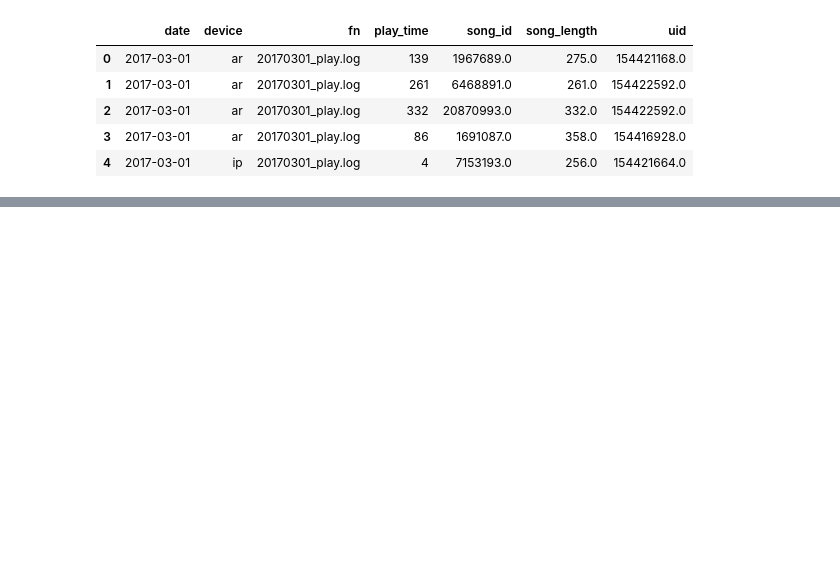
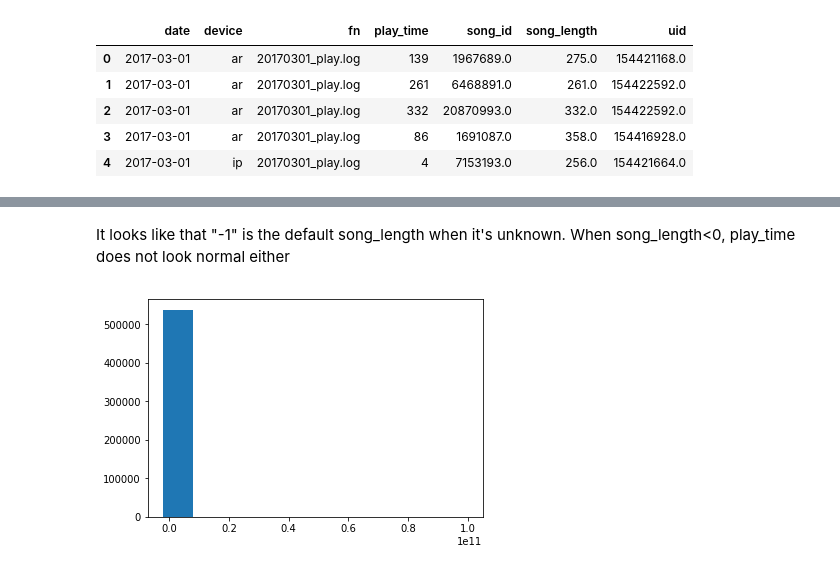
Before and after one commit to JMistral/MusicBox, a Jupyter notebook: notebooks/3-EDA_Feature_Engineering.ipynb, the cells around one changed output, grey strips where cells are left out. Saved outputs shown, nothing was run; the diff lists cells and outputs as text; code cells hidden in the pictures; blank space fills up the shorter version.

```diff
--- a/notebooks/3-EDA_Feature_Engineering.ipynb
+++ b/notebooks/3-EDA_Feature_Engineering.ipynb
@@ -5,6 +9,5 @@ import numpy as np
 # %%
-df_play = pd.read_json('../data/sampled_playlog.json/part-00000-badae413-8a2b-46ea-9ce7-c83aaa3fa0f5-c000.json'
-                          ,lines=True)
+df_play = pd.read_json('../data/sample_playlog.json',lines=True)
 # %%
 df_play.head(5)
 # %% [output]
@@ -36,0 +51,10 @@ array(['139 ', '261 ', '332 ', ..., '0', '0', '191'], dtype=object)
+# %% [markdown]
+It looks like that "-1" is the default song_length when it's unknown. When song_length<0, play_time does not look normal either
+# %%
+# trying to use song_id to impute the abnormal values
+# maybe we can inpute the negative song_length with play time
+plt.hist(df_play[df_play.song_id.isin(list(df_play[df_play['song_length']<0].song_id.unique()))]['play_time']
+         .dropna().values)
+plt.show()
+# %% [output]
+[figure, added]
```
Also changed, not shown: parts of 44 cells of this notebook, 3 other files.
